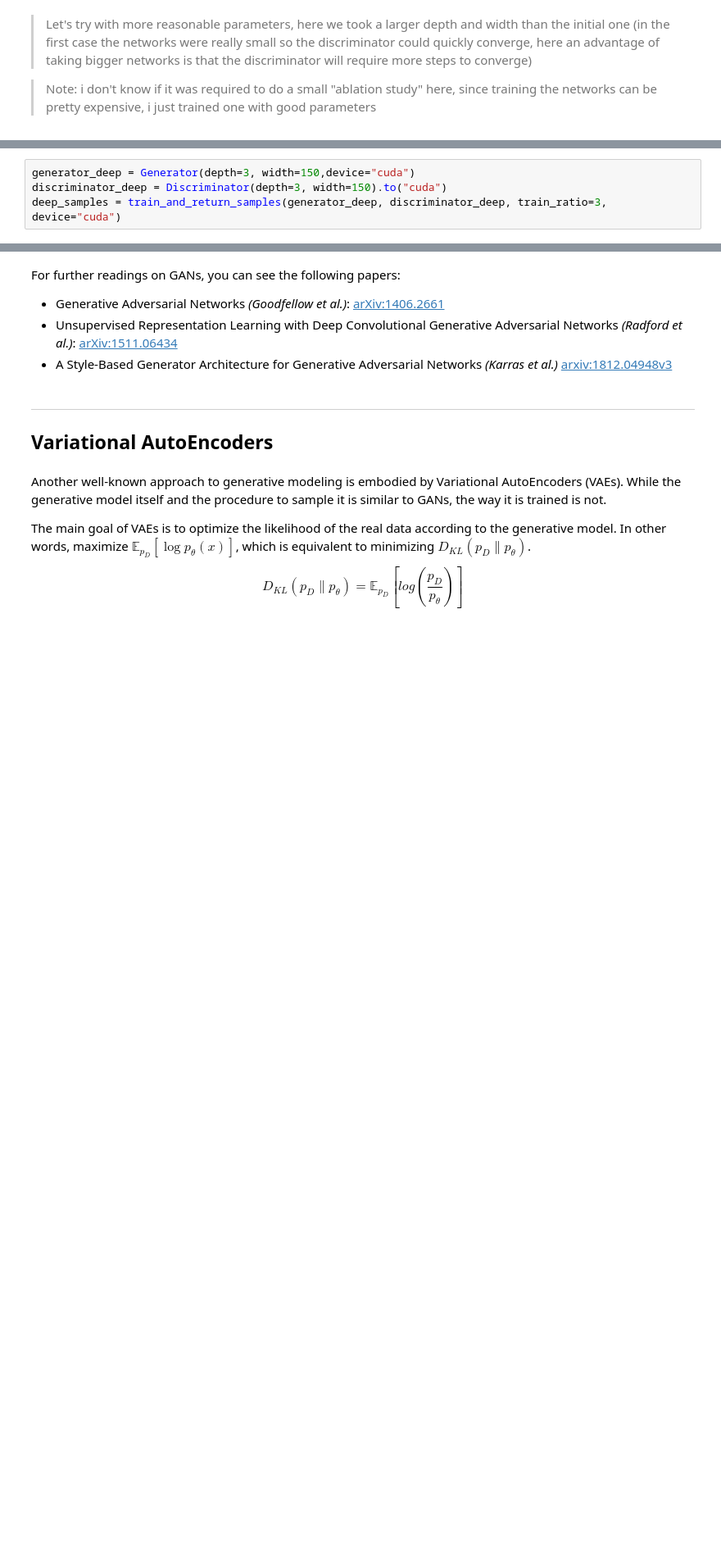
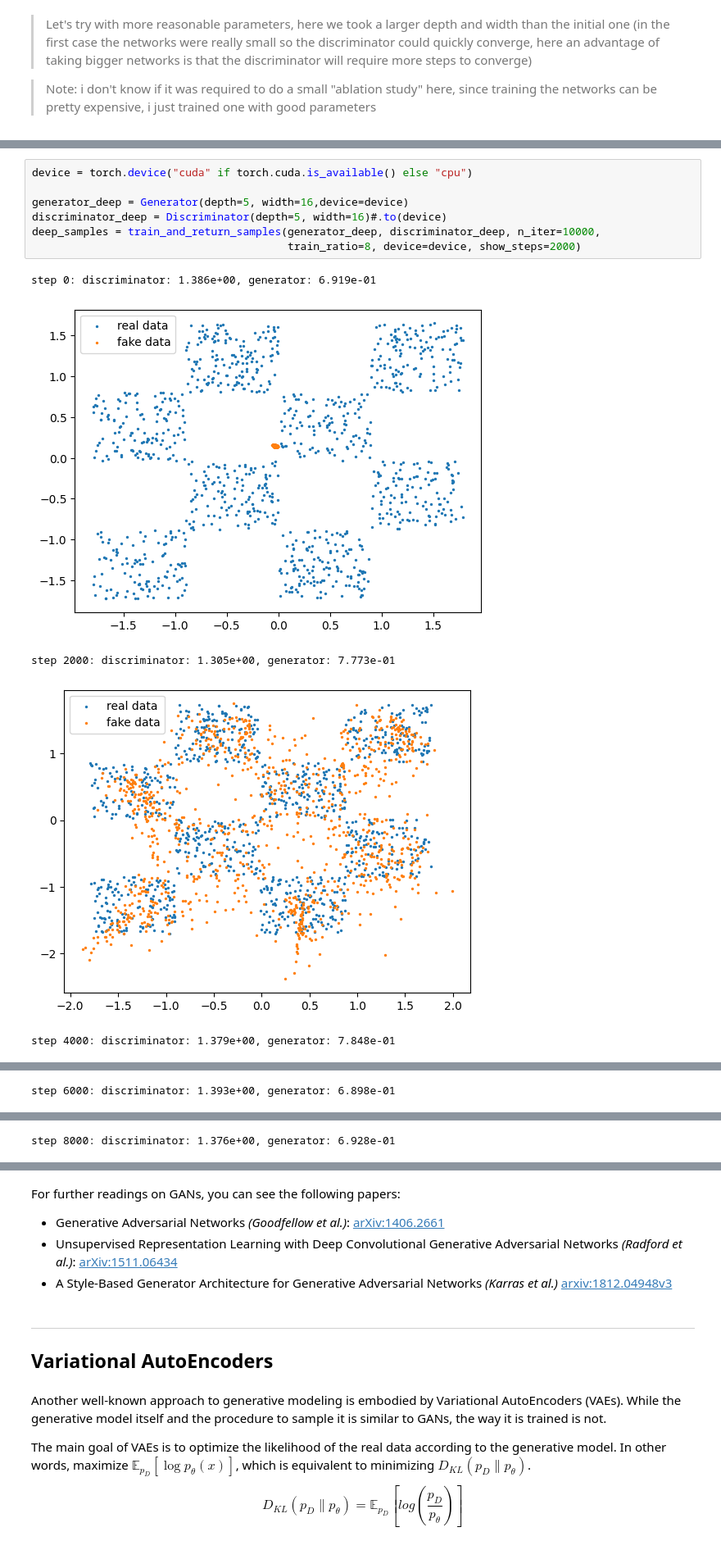
Before and after one commit to QMoayedpour/DeepInPractice_MVA, a Jupyter notebook: tp_6/TP6_generative_models.ipynb, the cells around one changed output, grey strips where cells are left out. Shown at 82% size. Cells and saved outputs as stored; diff of their text form; blank space fills up the shorter version.

```diff
--- a/tp_6/TP6_generative_models.ipynb
+++ b/tp_6/TP6_generative_models.ipynb
@@ -333,4 +314,13 @@ class Discriminator(nn.Module):
 # %%
-generator_deep = Generator(depth=3, width=150,device="cuda")
-discriminator_deep = Discriminator(depth=3, width=150).to("cuda")
-deep_samples = train_and_return_samples(generator_deep, discriminator_deep, train_ratio=3, device="cuda")
+device = torch.device("cuda" if torch.cuda.is_available() else "cpu")
+
+generator_deep = Generator(depth=5, width=16,device=device)
+discriminator_deep = Discriminator(depth=5, width=16)#.to(device)
+deep_samples = train_and_return_samples(generator_deep, discriminator_deep, n_iter=10000,
+                                        train_ratio=8, device=device, show_steps=2000)
+# %% [output]
+step 0: discriminator: 1.386e+00, generator: 6.919e-01
+[figure, added]
+step 2000: discriminator: 1.305e+00, generator: 7.773e-01
+[figure, added]
+step 4000: discriminator: 1.379e+00, generator: 7.848e-01
@@ -336,0 +328 @@ deep_samples = train_and_return_samples(generator_deep, discriminator_deep, trai
+step 6000: discriminator: 1.393e+00, generator: 6.898e-01
@@ -336,0 +330 @@ deep_samples = train_and_return_samples(generator_deep, discriminator_deep, trai
+step 8000: discriminator: 1.376e+00, generator: 6.928e-01
```
Also changed, not shown: parts of 32 cells of this notebook.
